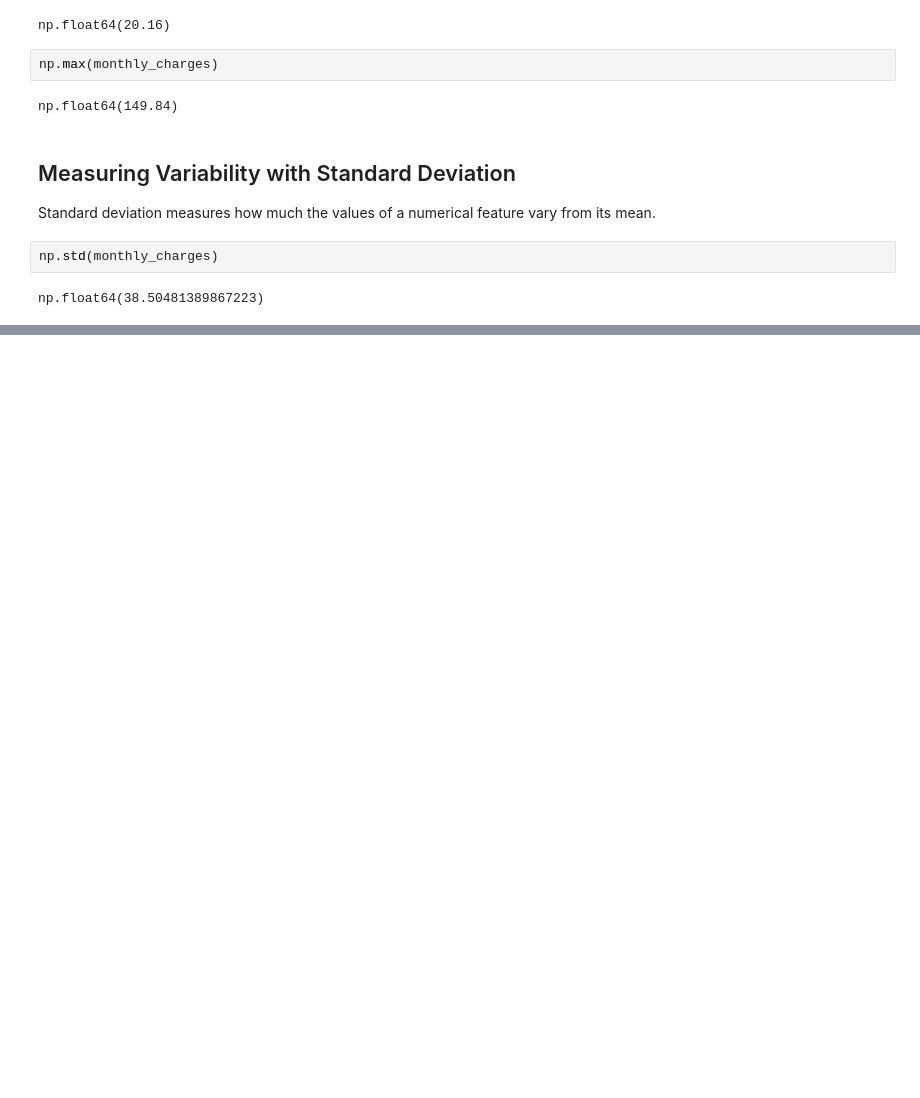
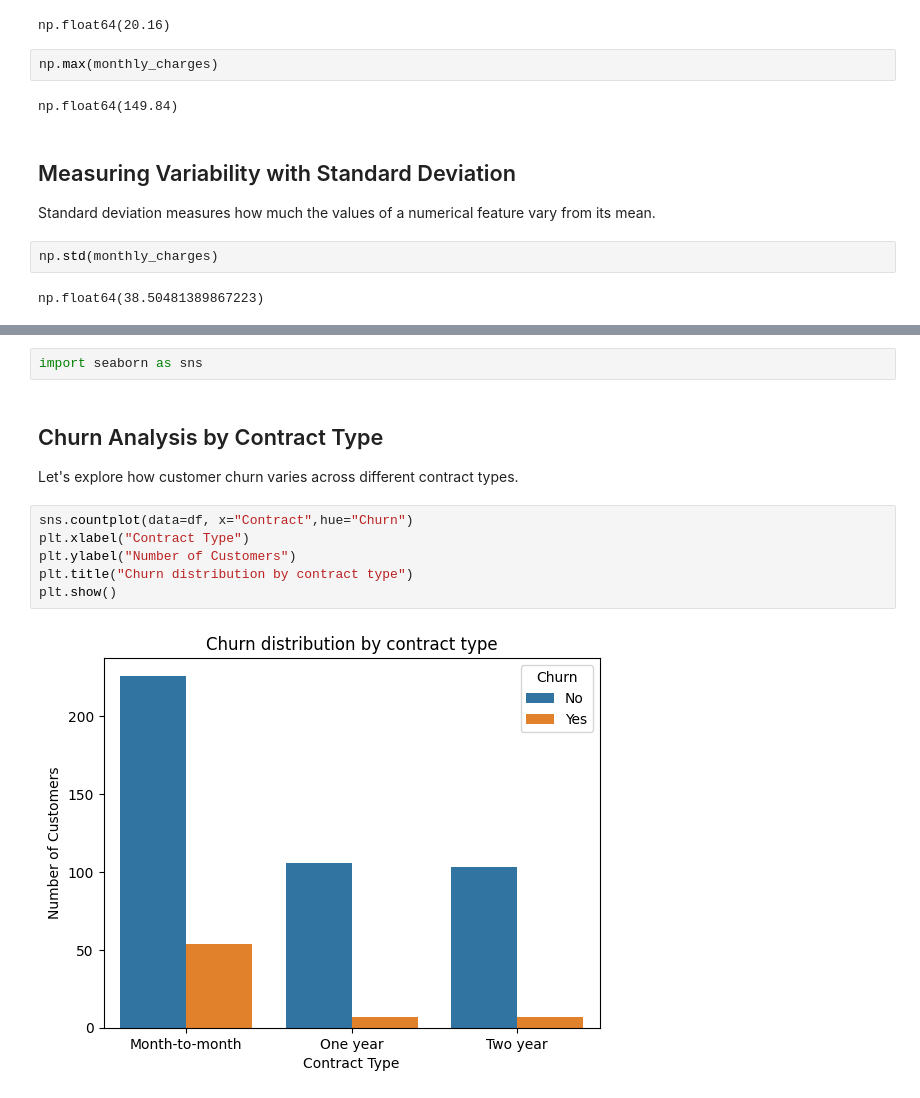
Before and after one commit to Alka-Sharma2006/customer-churn-analysis-ml, a Jupyter notebook: project.ipynb, the cells around one changed output, grey strips where cells are left out. Cells and saved outputs as stored; diff of their text form; blank space fills up the shorter version.

Commit message:
Day 3: Seaborn EDA and churn analysis

```diff
--- a/project.ipynb
+++ b/project.ipynb
@@ -357,0 +365,14 @@ np.float64(38.50481389867223)
+# %%
+import seaborn as sns
+# %% [markdown]
+## Churn Analysis by Contract Type
+
+Let's explore how customer churn varies across different contract types.
+# %%
+sns.countplot(data=df, x="Contract",hue="Churn")
+plt.xlabel("Contract Type")
+plt.ylabel("Number of Customers")
+plt.title("Churn distribution by contract type")
+plt.show()
+# %% [output]
+[figure, added]
```
Also changed, not shown: parts of 17 cells of this notebook.
